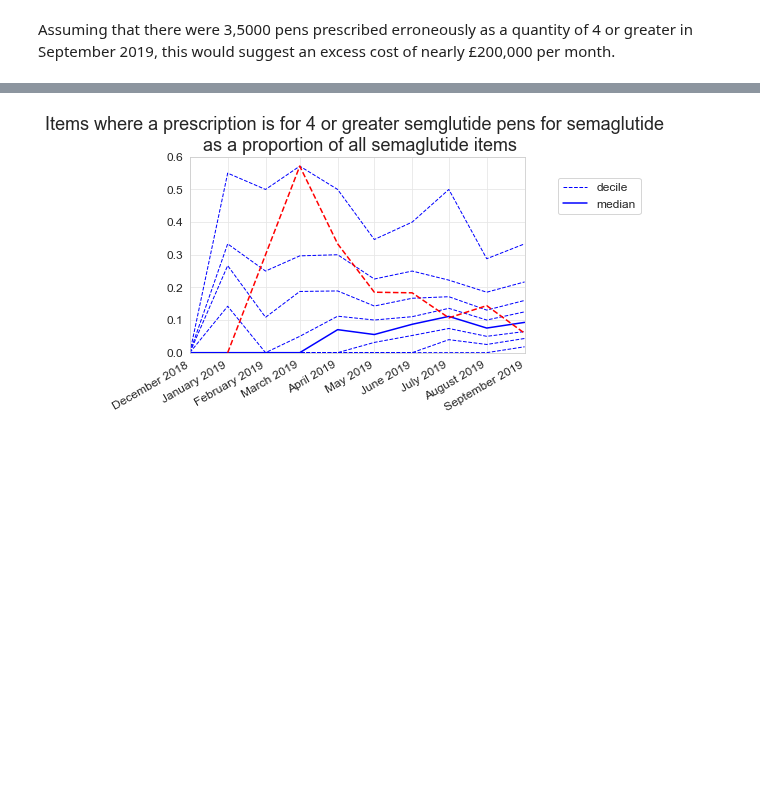
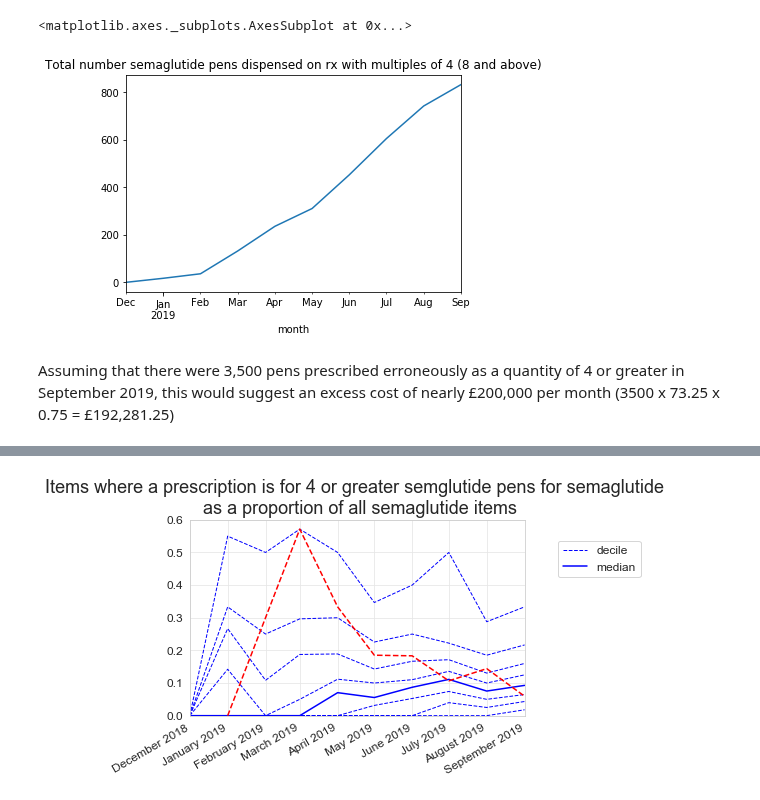
Before and after one commit to ebmdatalab/jupyter-notebooks, a Jupyter notebook: measures_by_software/Draft ideas/Diabetes - Semaglutide/Semaglutide Quantity Draft.ipynb, the cells around one changed output, grey strips where cells are left out. Cells and saved outputs as stored; diff of their text form; code cells hidden in the pictures; blank space fills up the shorter version.

```diff
--- a/measures_by_software/Draft ideas/Diabetes - Semaglutide/Semaglutide Quantity Draft.ipynb
+++ b/measures_by_software/Draft ideas/Diabetes - Semaglutide/Semaglutide Quantity Draft.ipynb
@@ -75,2 +85,7 @@ df.groupby("month")['quantity_four'].sum().plot(kind='line', title="Total number
+# %%
+df.groupby("month")['mod_4_items'].sum().plot(kind='line', title="Total number semaglutide pens dispensed on rx with multiples of 4 (8 and above)")
+# %% [output]
+<matplotlib.axes._subplots.AxesSubplot at 0x...>
+[figure, added]
 # %% [markdown]
-Assuming that there were 3,5000 pens prescribed erroneously as a quantity of 4 or greater in September 2019, this would suggest an excess cost of nearly £200,000 per month.
+Assuming that there were 3,500 pens prescribed erroneously as a quantity of 4 or greater in September 2019, this would suggest an excess cost of nearly £200,000 per month (3500 x 73.25 x 0.75 = £192,281.25)
```
Also changed, not shown: parts of 17 cells of this notebook, 7 other files.
